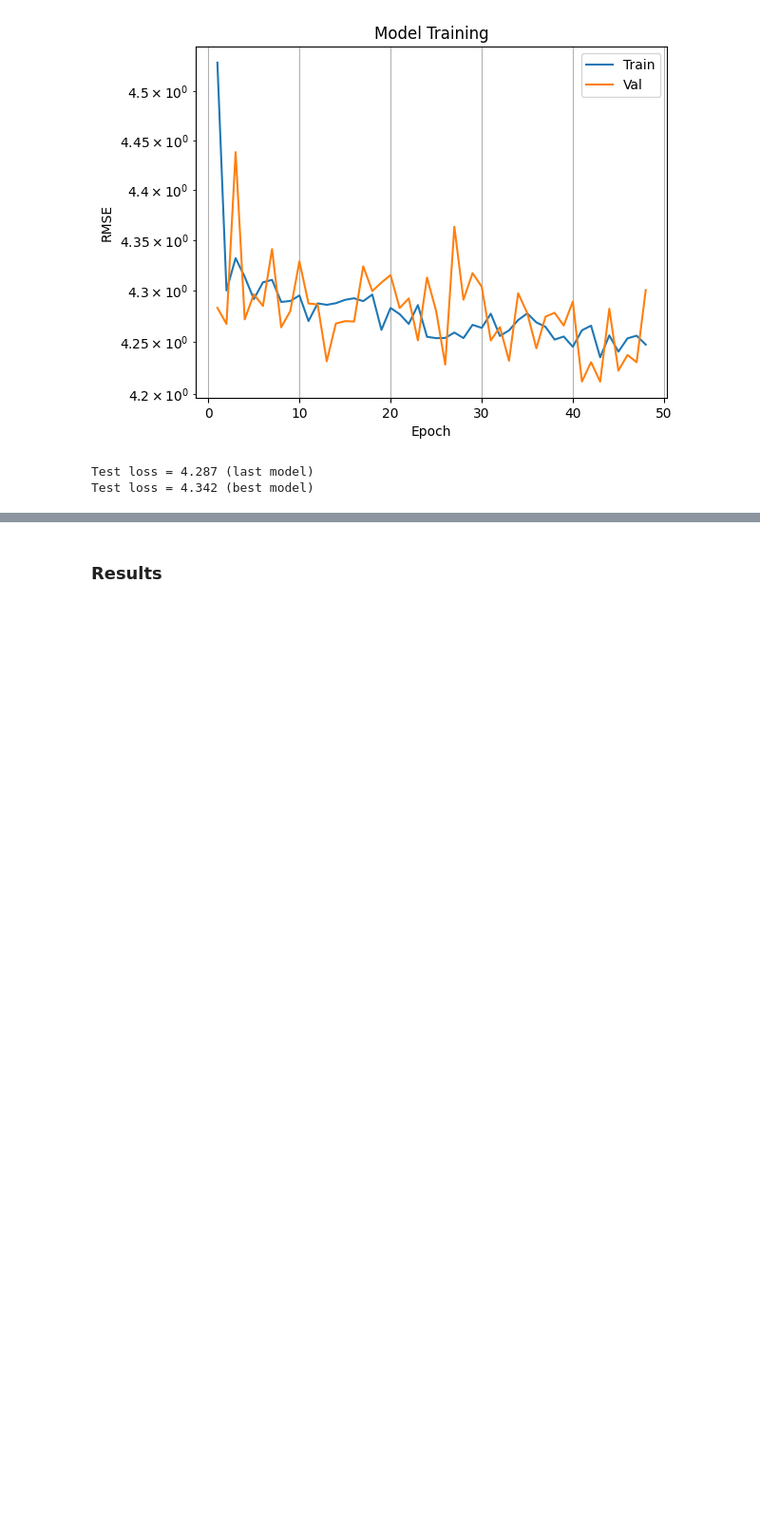
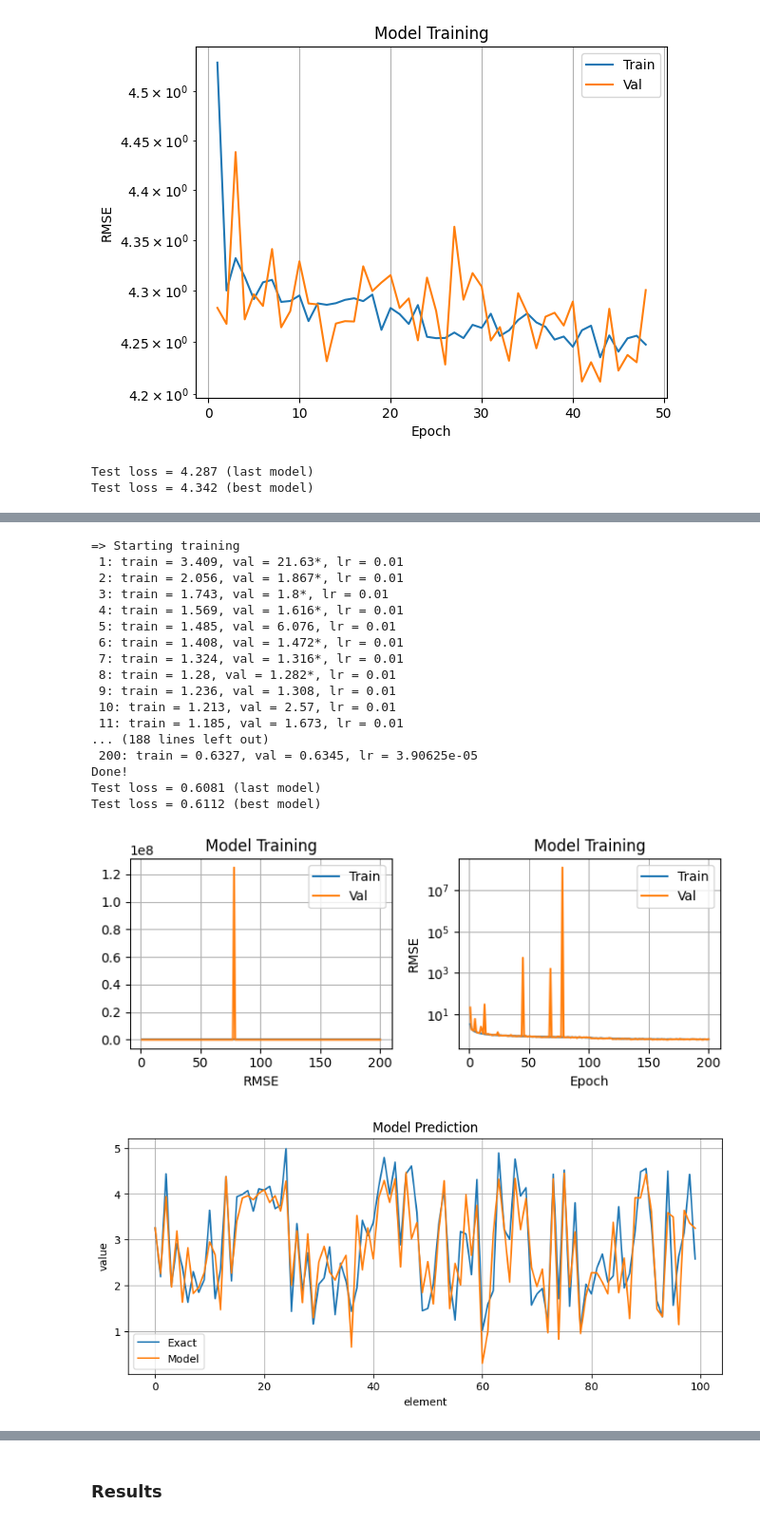
Before and after one commit to TiagoCAAmorim/SimModels, a Jupyter notebook: graph_nn/linear_equations/solve_lin_eq.ipynb, the cells around one changed output, grey strips where cells are left out. Shown at 95% size. Saved outputs shown, nothing was run; the diff lists cells and outputs as text; code cells hidden in the pictures; blank space fills up the shorter version.

```diff
--- a/graph_nn/linear_equations/solve_lin_eq.ipynb
+++ b/graph_nn/linear_equations/solve_lin_eq.ipynb
@@ -1659,0 +1841,29 @@ test_sample(model)
+# %%
+best01_inception5 = new_dict(best01_inception,
+                             {'file_name': 'best01_inception5',
+                              'latent_size': 64,
+                              'n_blocks':5,
+                              'deep_residual': True})
+# %%
+model = new_test(best01_inception5)
+test_sample(model)
+# %% [output]
+=> Starting training
+ 1: train = 3.409, val = 21.63*, lr = 0.01
+ 2: train = 2.056, val = 1.867*, lr = 0.01
+ 3: train = 1.743, val = 1.8*, lr = 0.01
+ 4: train = 1.569, val = 1.616*, lr = 0.01
+ 5: train = 1.485, val = 6.076, lr = 0.01
+ 6: train = 1.408, val = 1.472*, lr = 0.01
+ 7: train = 1.324, val = 1.316*, lr = 0.01
+ 8: train = 1.28, val = 1.282*, lr = 0.01
+ 9: train = 1.236, val = 1.308, lr = 0.01
+ 10: train = 1.213, val = 2.57, lr = 0.01
+ 11: train = 1.185, val = 1.673, lr = 0.01
+... (188 lines left out)
+ 200: train = 0.6327, val = 0.6345, lr = 3.90625e-05
+Done!
+Test loss = 0.6081 (last model)
+Test loss = 0.6112 (best model)
+[figure, added]
+[figure, added]
```
Also changed, not shown: parts of 40 cells of this notebook.
